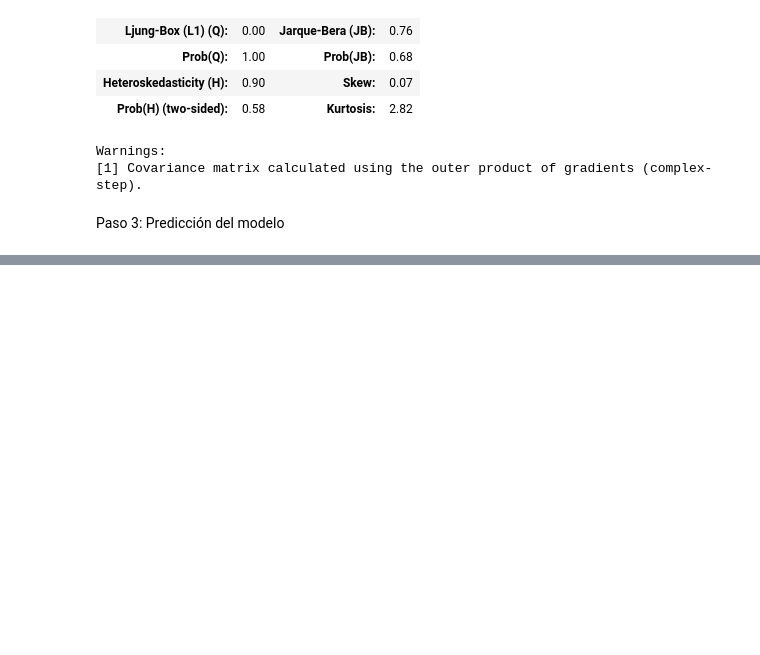
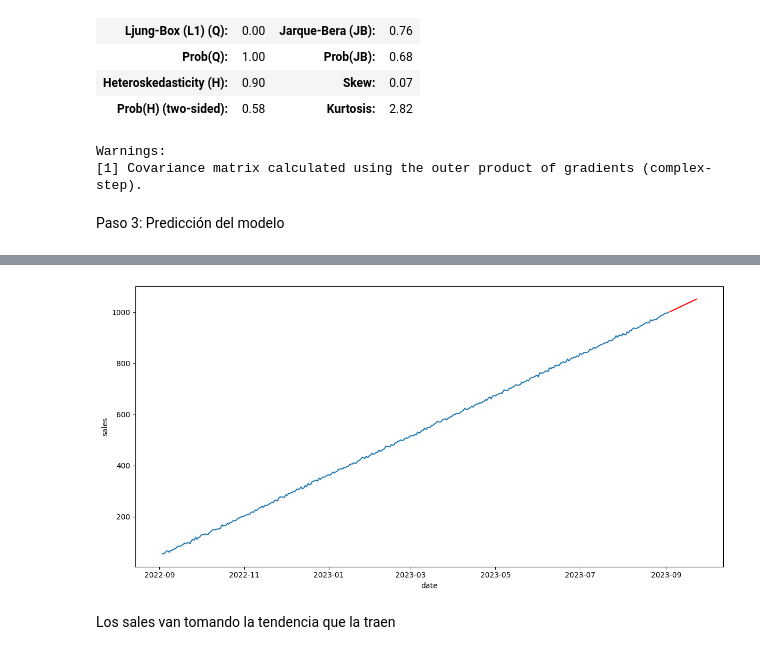
Before and after one commit to 4GeeksAcademy/Kurganova_Temporales, a Jupyter notebook: src/explore.ipynb, the cells around one changed output, grey strips where cells are left out. Cells and saved outputs as stored; diff of their text form; code cells hidden in the pictures; blank space fills up the shorter version.

```diff
--- a/src/explore.ipynb
+++ b/src/explore.ipynb
@@ -245,0 +246,4 @@ Total fit time: 14.498 seconds
+# %%
+from pmdarima import auto_arima
+
+model2 = auto_arima(ts, seasonal = False, trace = True, m = 12)
@@ -290 +310,4 @@ forecast
 Freq: D, dtype: float64
+# %%
+forecast2 = model2.predict(20)
+forecast2
@@ -307,0 +353,13 @@ dump(model, open("../models/model-1.0.sav", "wb"))
+# %%
+fig, axis = plt.subplots(figsize = (12, 6))
+
+sns.lineplot(data = ts)
+sns.lineplot(data = forecast2, c = "red")
+
+plt.tight_layout()
+
+plt.show()
+# %% [output]
+[figure, added]
+# %% [markdown]
+Los sales van tomando la tendencia que la traen
```
Also changed, not shown: parts of 10 cells of this notebook, 2 other files.
